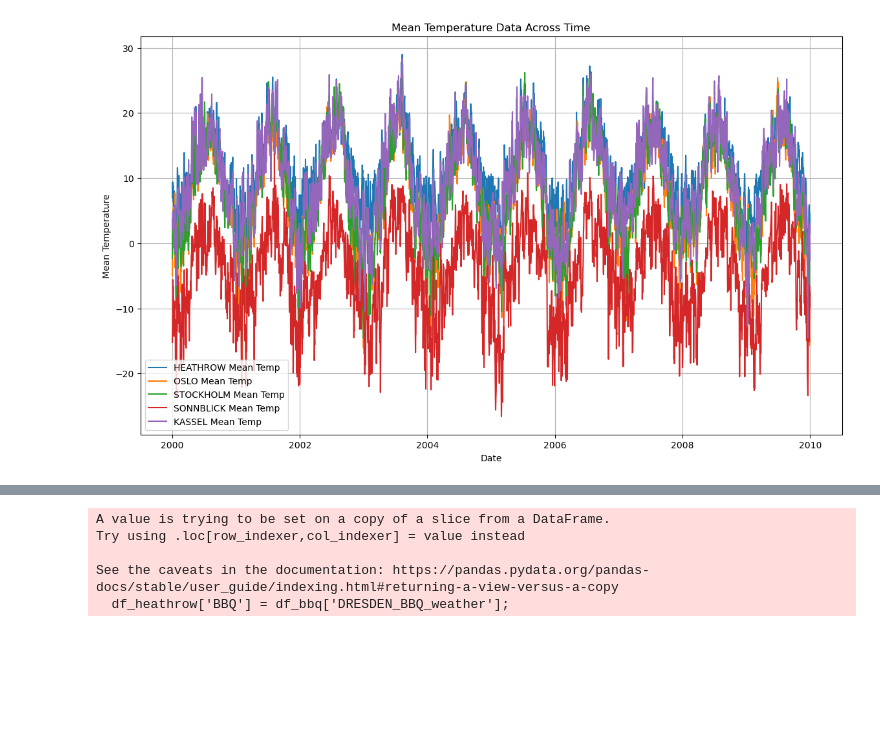
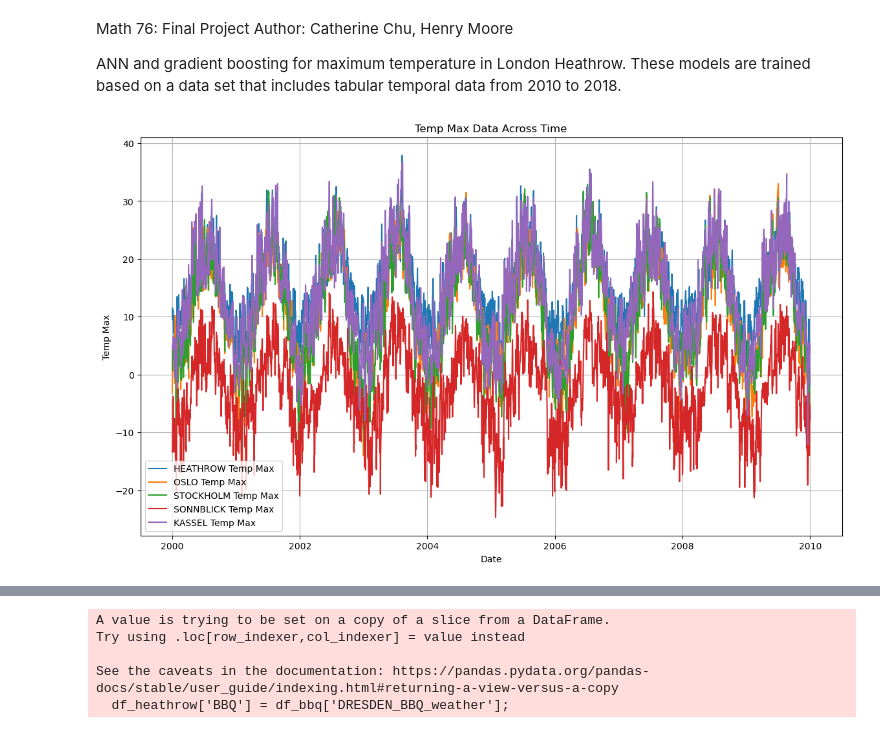
Before and after one commit to catherineachu/mathematics-and-ai, a Jupyter notebook: Weather/Weather.ipynb, the cells around one changed output, grey strips where cells are left out. Drawn from its saved outputs; the diff is of its cells as text; code cells hidden in the pictures; blank space fills up the shorter version.

```diff
--- a/Weather/Weather.ipynb
+++ b/Weather/Weather.ipynb
@@ -1,3 +1,9 @@
+# %% [markdown]
+Math 76: Final Project
+Author: Catherine Chu, Henry Moore
+
+ANN and gradient boosting for maximum temperature in London Heathrow.
+These models are trained based on a data set that includes tabular temporal data from 2010 to 2018.
 # %%
 import pandas as pd
 import numpy as np
@@ -7,31 +13,31 @@ from sklearn.metrics import classification_report, accuracy_score, mean_squared_
 # %%
 import pandas as pd
 import matplotlib.pyplot as plt
 
 # Load the dataset
 data = pd.read_csv('weather_prediction_dataset.csv')
 
 # Convert the DATE column to datetime
 data['DATE'] = pd.to_datetime(data['DATE'], format='%Y%m%d')
 data.set_index('DATE', inplace=True)
 
 # Select cities
 cities = ['HEATHROW', 'OSLO', 'STOCKHOLM', 'SONNBLICK', 'KASSEL']
 
-# Plot mean temperature data for selected cities
+# Plot the Max temperature for selected cities
 plt.figure(figsize=(14, 8))
 
 for city in cities:
-    plt.plot(data.index, data[f'{city}_temp_mean'], label=f'{city} Mean Temp')
+    plt.plot(data.index, data[f'{city}_temp_max'], label=f'{city} Temp Max')
 
-plt.title('Mean Temperature Data Across Time')
+plt.title('Temp Max Data Across Time')
 plt.xlabel('Date')
-plt.ylabel('Mean Temperature')
+plt.ylabel('Temp Max')
 plt.legend()
 plt.grid(True)
 plt.show()
 # %% [output]
-[figure, old version]
+[figure, new version]
 # %%
 import numpy as np
 import pandas as pd
```
Also changed, not shown: parts of 29 cells of this notebook.
